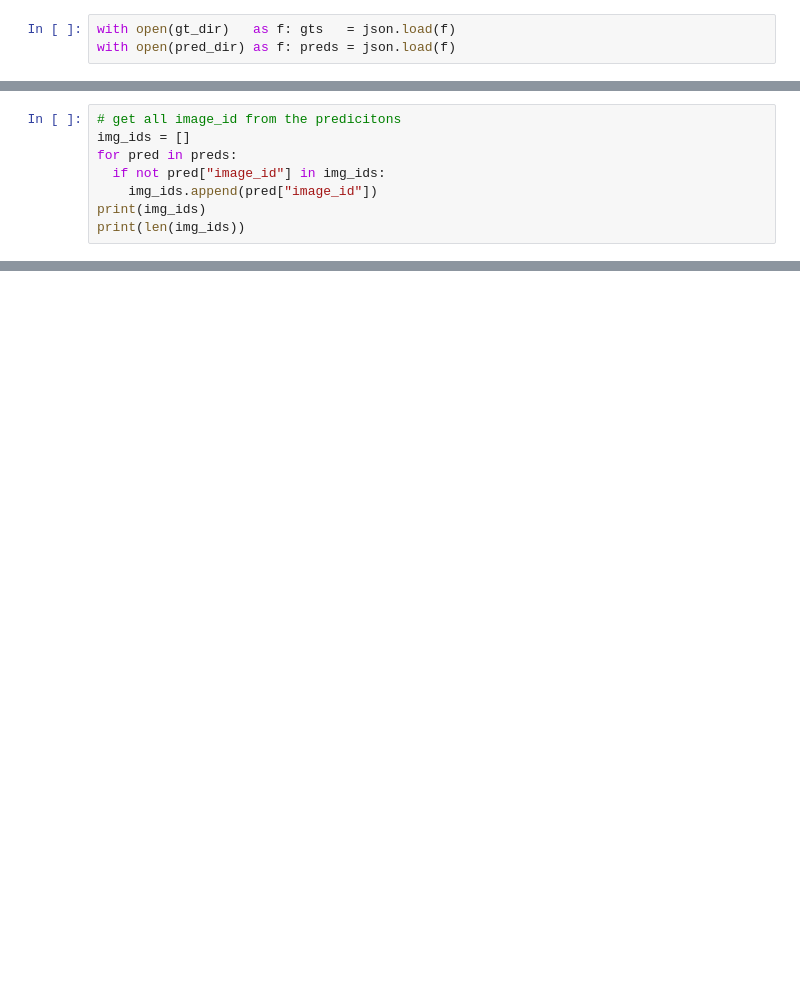
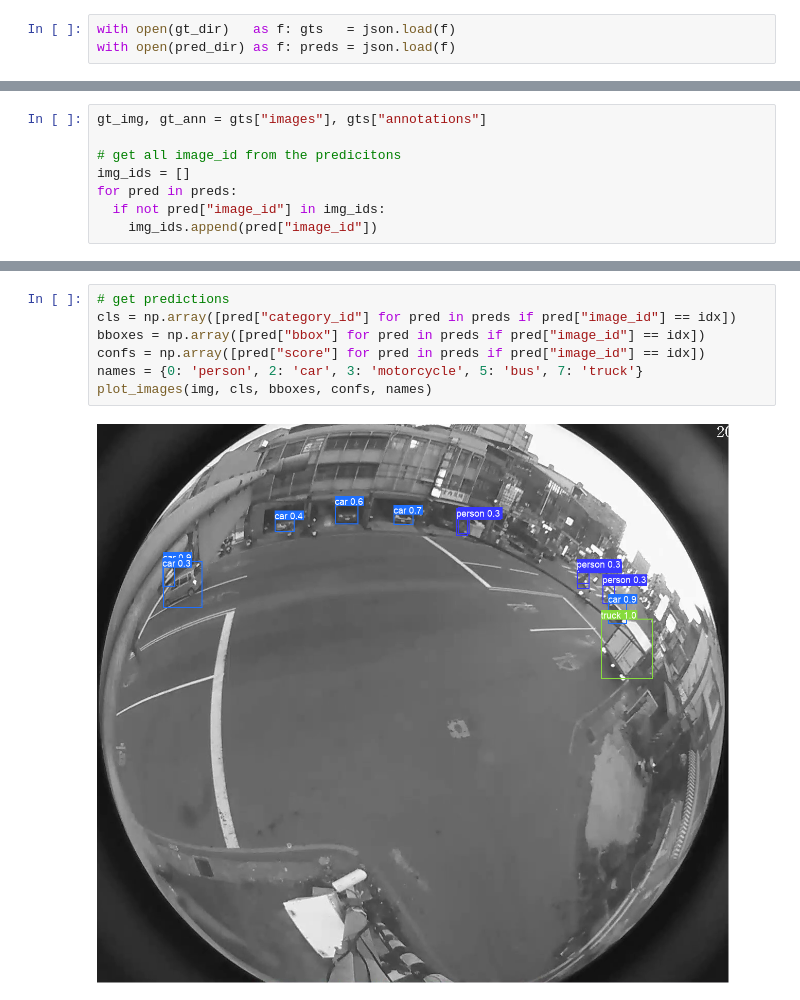
Before and after one commit to g1y5x3/fisheye_challenge, a Jupyter notebook: inspect_results.ipynb, the cells around one changed output, grey strips where cells are left out. Drawn from its saved outputs; the diff is of its cells as text; blank space fills up the shorter version.

```diff
--- a/inspect_results.ipynb
+++ b/inspect_results.ipynb
@@ -16,8 +13,8 @@ gt_img, g_ann = gts["images"], gts["annotations"]
 # %%
+gt_img, gt_ann = gts["images"], gts["annotations"]
+
 # get all image_id from the predicitons
 img_ids = []
 for pred in preds:
   if not pred["image_id"] in img_ids:
     img_ids.append(pred["image_id"])
-print(img_ids)
-print(len(img_ids))
@@ -83,0 +37,9 @@ annotator.show()
+# %%
+# get predictions
+cls = np.array([pred["category_id"] for pred in preds if pred["image_id"] == idx])
+bboxes = np.array([pred["bbox"] for pred in preds if pred["image_id"] == idx])
+confs = np.array([pred["score"] for pred in preds if pred["image_id"] == idx])
+names = {0: 'person', 2: 'car', 3: 'motorcycle', 5: 'bus', 7: 'truck'}
+plot_images(img, cls, bboxes, confs, names)
+# %% [output]
+[figure, added]
```
Also changed, not shown: parts of 8 cells of this notebook, 1 other file.
